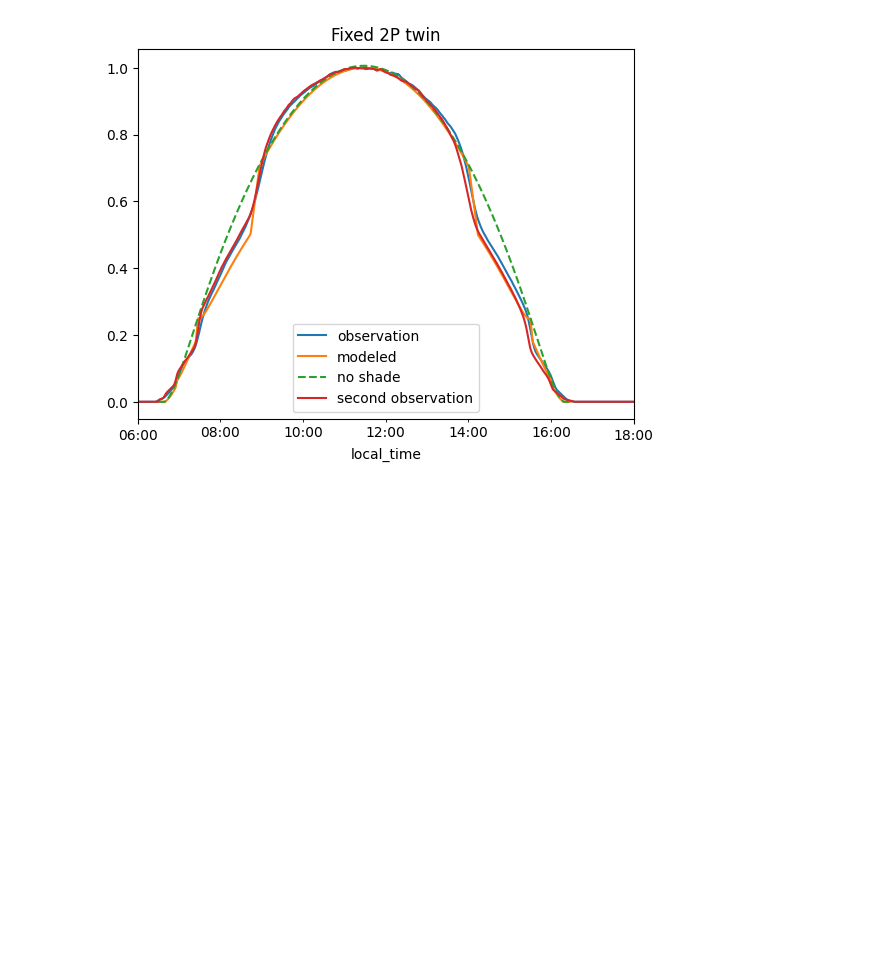
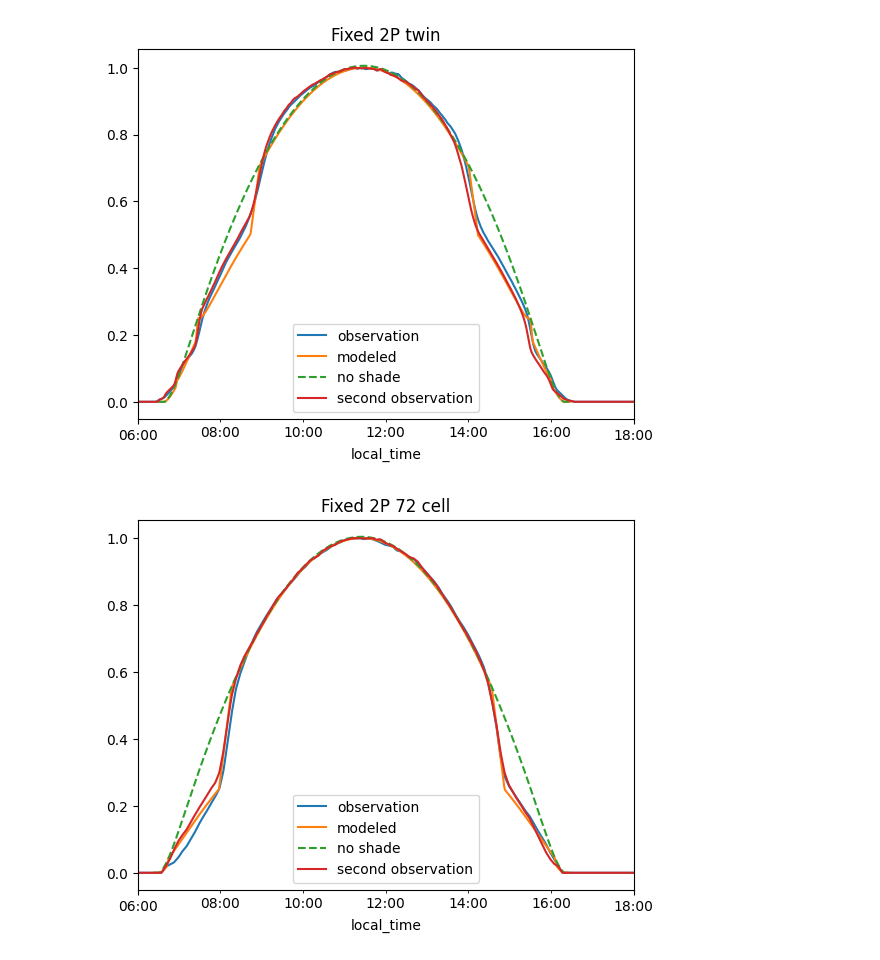
Before and after one commit to williamhobbs/2024_pvpmc_self_shade, a Jupyter notebook: 2024_pvpmc_self_shade_rev2.ipynb, the cells around one changed output. Cells and saved outputs as stored; diff of their text form; code cells hidden in the pictures; blank space fills up the shorter version.

Commit message:
more sample data

```diff
--- a/2024_pvpmc_self_shade_rev2.ipynb
+++ b/2024_pvpmc_self_shade_rev2.ipynb
@@ -410,3 +413,47 @@ plt.title(plant_data['unit_name'])
 plt.show()
 # %% [output]
 [figure]
+# %%
+# pick plant/inv unit number:
+unit_id = 50
+unit_id2 = 51
+
+# read in normalized observed power from a reference plant
+power_obs = pd.read_csv('sample_data/plant_' + str(unit_id) + '.csv',
+                        index_col=0,
+                        parse_dates = ["local_time"])
+power_obs2 = pd.read_csv('sample_data/plant_' + str(unit_id2) + '.csv',
+                        index_col=0,
+                        parse_dates = ["local_time"])
+
+# convert row of dataframe to a dictionary to be passed to power function
+plant_data = plants_df.loc[unit_id].dropna().to_dict()
+
+# make some clear sky resource data. Can replace with NSRDB data later
+times = pd.date_range('2021-12-23 6:00', '2021-12-23 18:00', freq='1min', tz='Etc/GMT+6')
+loc = pvlib.location.Location(latitude=plant_data['latitude'], longitude=plant_data['longitude'], tz=times.tz)
+resource_data = loc.get_clearsky(times)
+resource_data['temp_air'] = 15 # use 15 deg C as generic value
+resource_data['wind_speed'] = 2 # use 2 m/s as generic value
+resource_data['albedo'] = 0.2 # use 0.2 as a generic value
+
+power_ac_modeled = plant_power_with_shade_losses(resource_data, **plant_data)
+
+# negligible shade w/ linear loss model
+plant_data_new = { **plant_data,
+                  'gcr':0.00000001,
+                  'row_side_num_mods':1,
+                  'shade_loss_type':'linear',
+                  'cell_type':'thin-film',
+                  }
+power_ac_no_shade = plant_power_with_shade_losses(resource_data, **plant_data_new)
+
+(power_obs / power_obs.max()).plot()
+(power_ac_modeled / power_ac_modeled.max()).plot()
+(power_ac_no_shade / power_ac_modeled.max()).plot(linestyle='--')
+(power_obs2.observed_power / power_obs2.observed_power.max()).plot()
+plt.legend(['observation','modeled','no shade', 'second observation'])
+plt.title(plant_data['unit_name'])
+plt.show()
+# %% [output]
+[figure, added]
```
Also changed, not shown: parts of 2 cells of this notebook, 3 other files.
